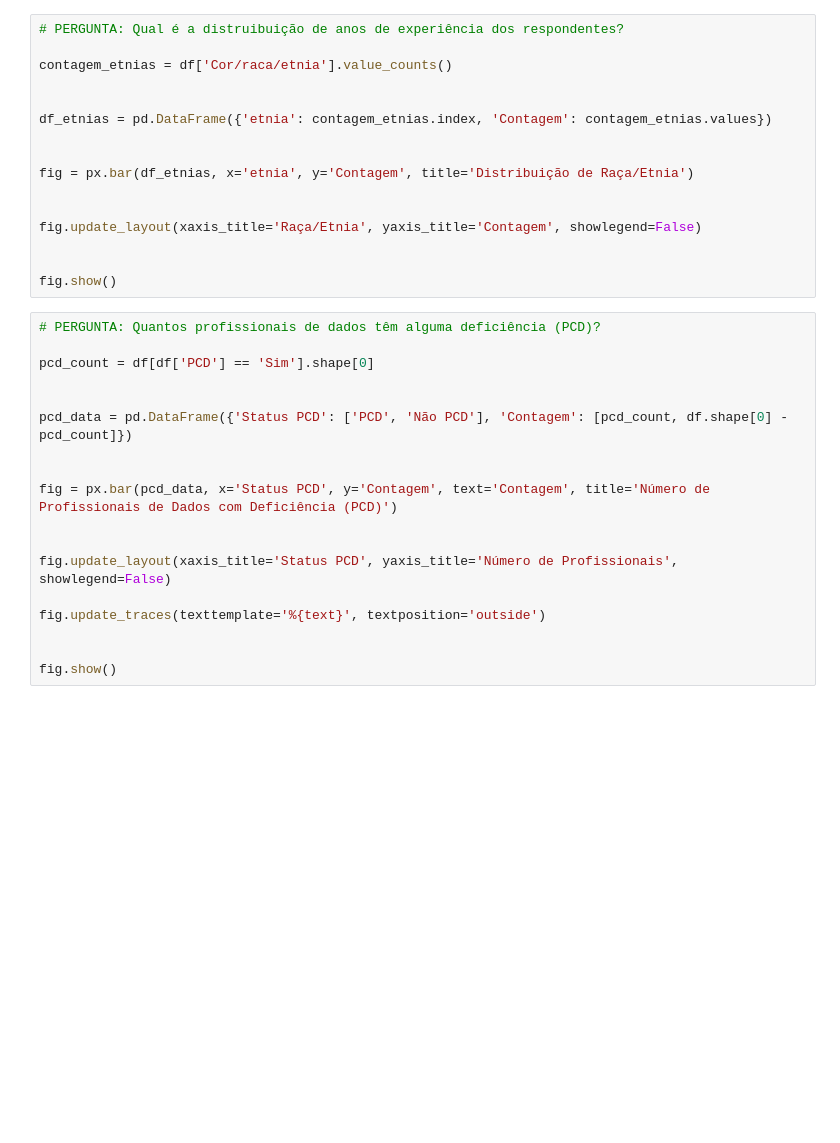
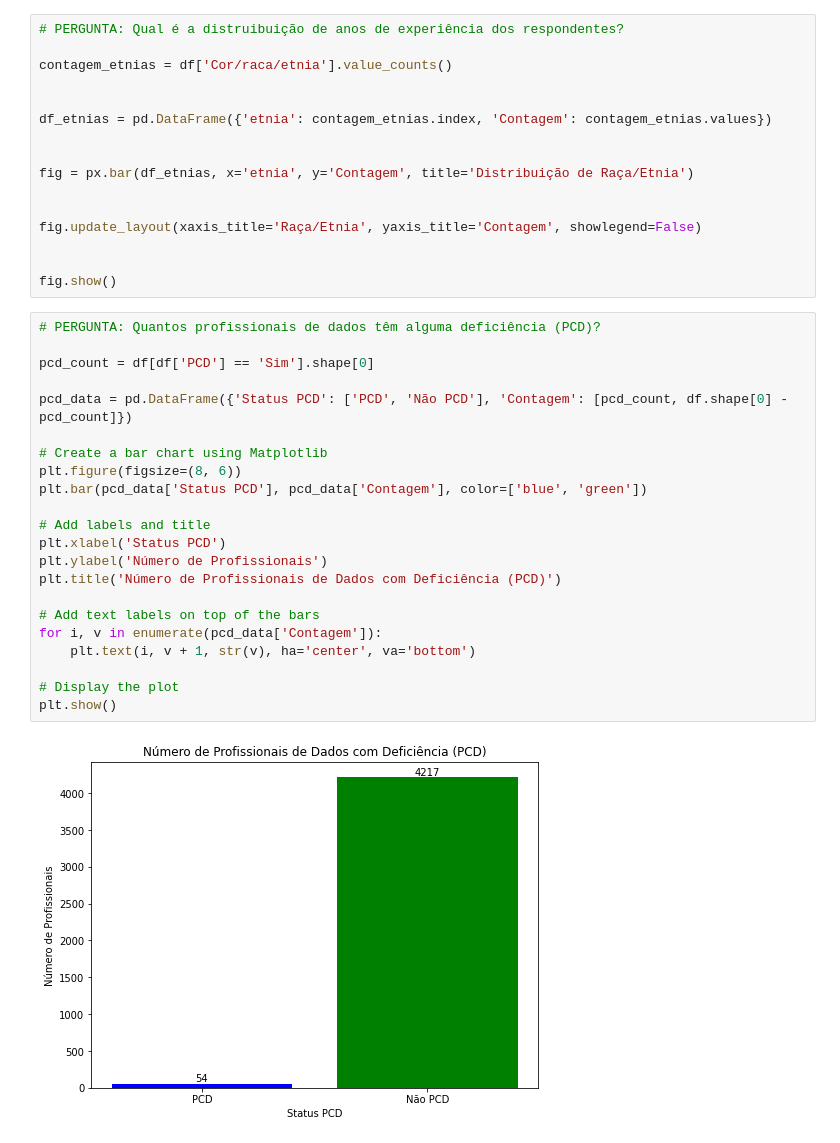
Before and after one commit to brunacpg/Projects-2, a Jupyter notebook: Projects.ipynb, the cells around one changed output. Saved outputs shown, nothing was run; the diff lists cells and outputs as text; blank space fills up the shorter version.

Commit message:
Altered the plot function

```diff
--- a/Projects.ipynb
+++ b/Projects.ipynb
@@ -87,18 +87,24 @@ fig.show()
 # %%
 # PERGUNTA: Quantos profissionais de dados têm alguma deficiência (PCD)?
 
 pcd_count = df[df['PCD'] == 'Sim'].shape[0]
 
-
 pcd_data = pd.DataFrame({'Status PCD': ['PCD', 'Não PCD'], 'Contagem': [pcd_count, df.shape[0] - pcd_count]})
 
+# Create a bar chart using Matplotlib
+plt.figure(figsize=(8, 6))
+plt.bar(pcd_data['Status PCD'], pcd_data['Contagem'], color=['blue', 'green'])
 
-fig = px.bar(pcd_data, x='Status PCD', y='Contagem', text='Contagem', title='Número de Profissionais de Dados com Deficiência (PCD)')
+# Add labels and title
+plt.xlabel('Status PCD')
+plt.ylabel('Número de Profissionais')
+plt.title('Número de Profissionais de Dados com Deficiência (PCD)')
 
+# Add text labels on top of the bars
+for i, v in enumerate(pcd_data['Contagem']):
+    plt.text(i, v + 1, str(v), ha='center', va='bottom')
 
-fig.update_layout(xaxis_title='Status PCD', yaxis_title='Número de Profissionais', showlegend=False)
-
-fig.update_traces(texttemplate='%{text}', textposition='outside')
-
-
-fig.show()
+# Display the plot
+plt.show()
+# %% [output]
+[figure, added]
```
